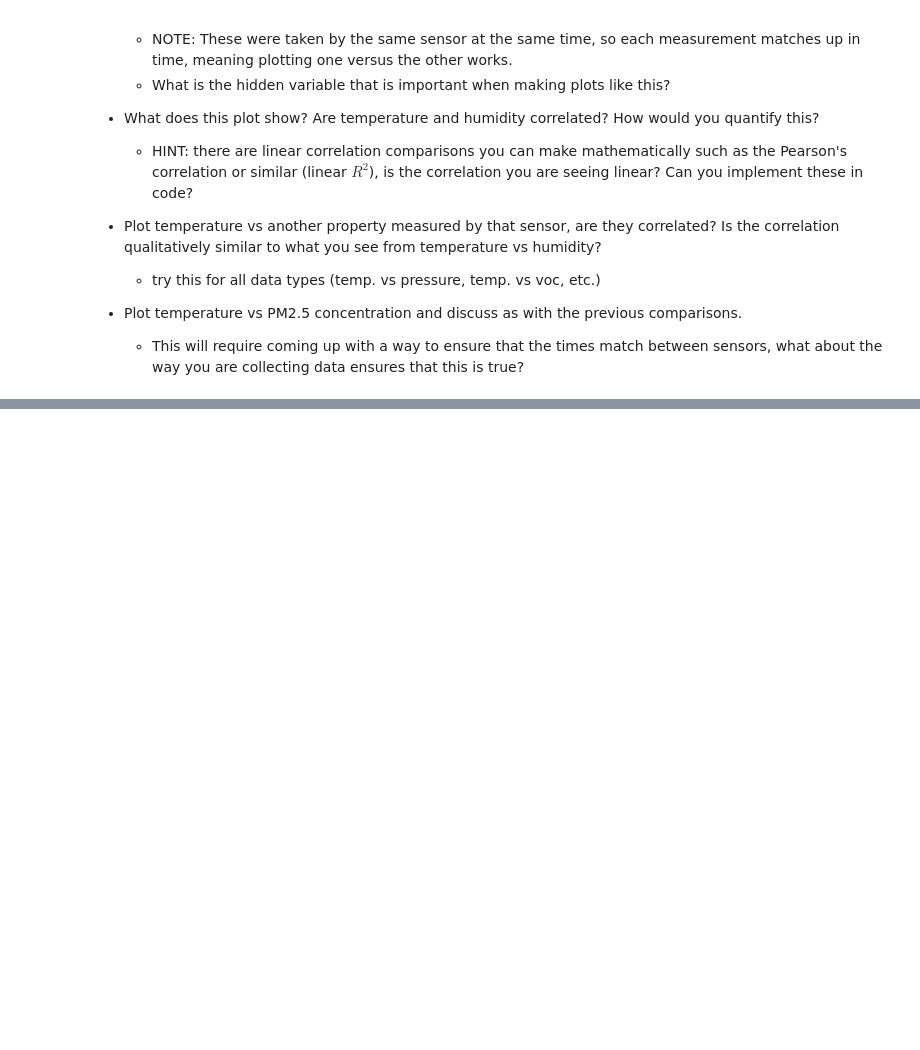
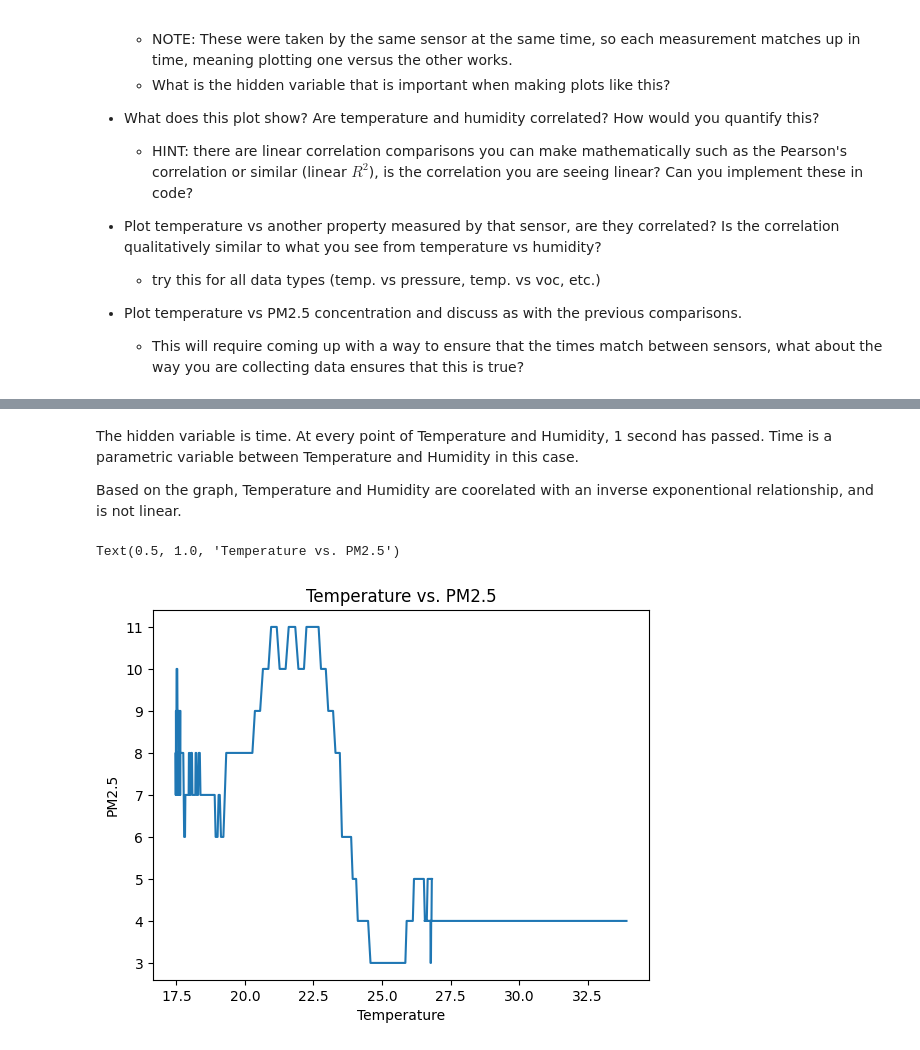
Before and after one commit to Gish-Sky/E11_LabWork, a Jupyter notebook: Lab-Activity-Week-6.ipynb, the cells around one changed output, grey strips where cells are left out. Cells and saved outputs as stored; diff of their text form; code cells hidden in the pictures; blank space fills up the shorter version.

```diff
--- a/Lab-Activity-Week-6.ipynb
+++ b/Lab-Activity-Week-6.ipynb
@@ -368,0 +383,16 @@ Text(0.5, 1.0, 'Temperature vs. Humidity')
+# %% [markdown]
+The hidden variable is time. At every point of Temperature and Humidity, 1 second has passed. Time is a parametric variable between Temperature and Humidity in this case.
+
+Based on the graph, Temperature and Humidity are coorelated with an inverse exponentional relationship, and is not linear.
+# %%
+outdoors = pd.read_csv("OutsideData.csv")
+Temperature = outdoors['Temperature']
+PM25 = outdoors['PM2.5']
+
+plt.plot(Temperature, PM25)
+plt.xlabel('Temperature')
+plt.ylabel('PM2.5')
+plt.title('Temperature vs. PM2.5')
+# %% [output]
+Text(0.5, 1.0, 'Temperature vs. PM2.5')
+[figure, added]
```
Also changed, not shown: parts of 4 cells of this notebook.
